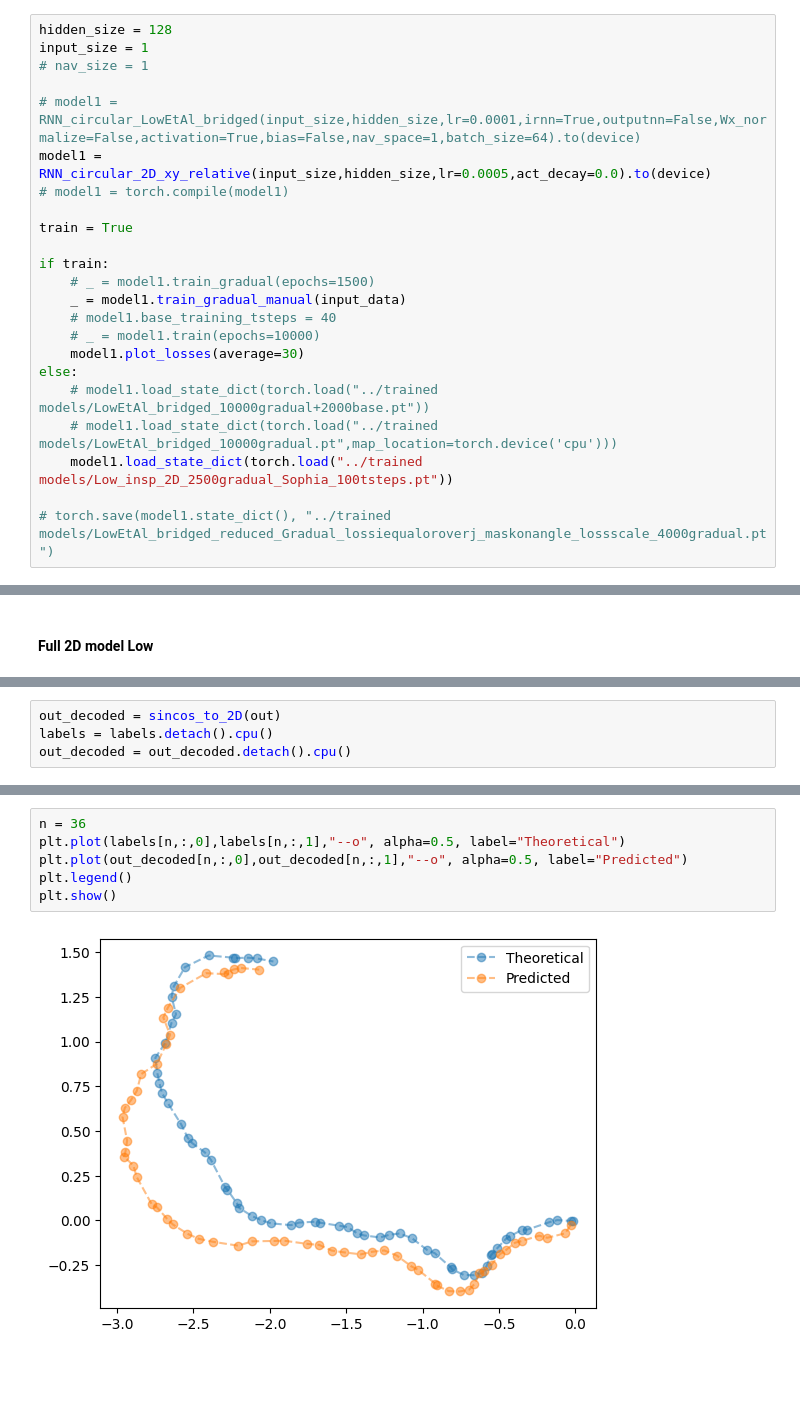
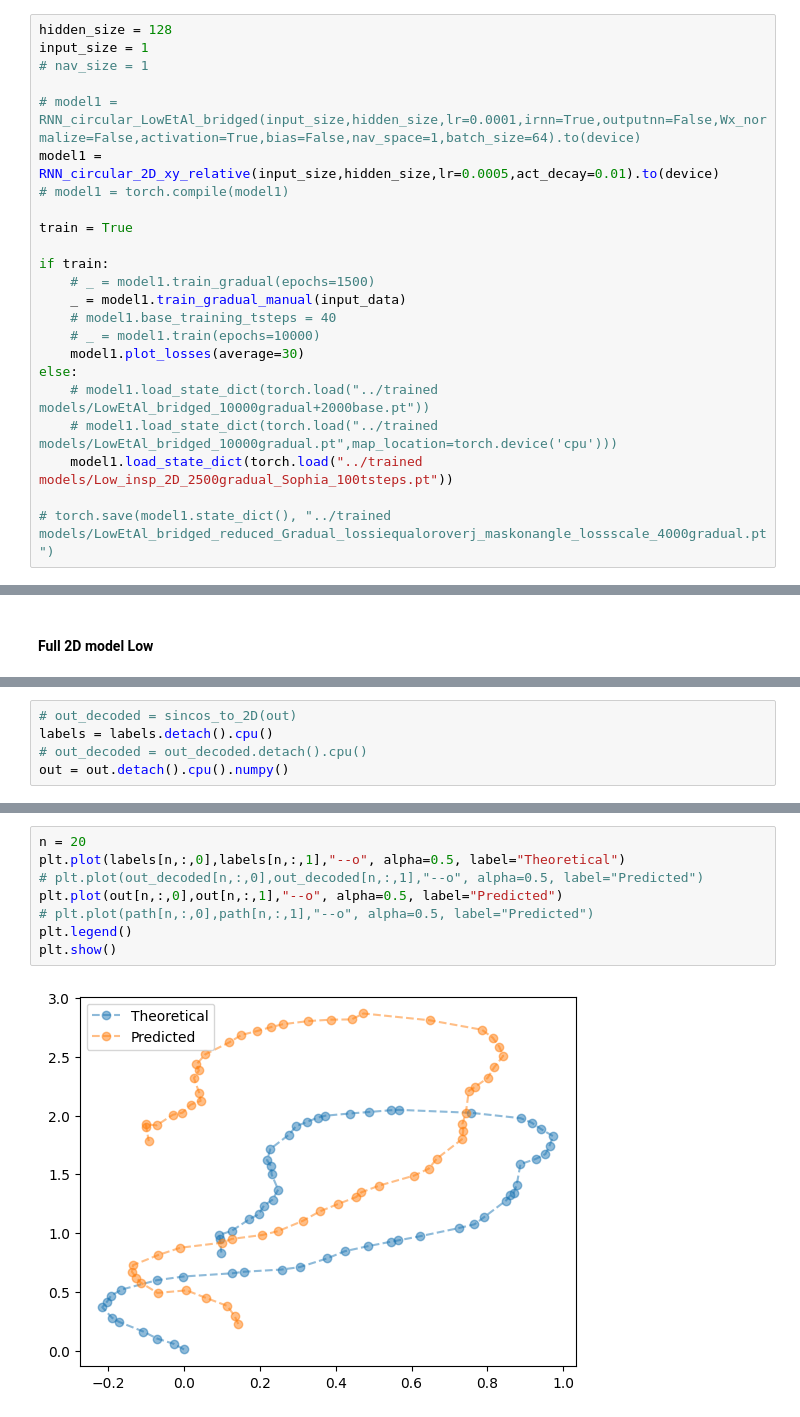
Before and after one commit to bioAI-Oslo/RNN-Adding-Problem-Representations, a Jupyter notebook: notebooks/summer.ipynb, the cells around one changed output, grey strips where cells are left out. Cells and saved outputs as stored; diff of their text form; blank space fills up the shorter version.

Commit message:
A good working 2D relative model

```diff
--- a/notebooks/summer.ipynb
+++ b/notebooks/summer.ipynb
@@ -97,7 +97,7 @@ input_size = 1
 # nav_size = 1
 
 # model1 = RNN_circular_LowEtAl_bridged(input_size,hidden_size,lr=0.0001,irnn=True,outputnn=False,Wx_normalize=False,activation=True,bias=False,nav_space=1,batch_size=64).to(device)
-model1 = RNN_circular_2D_xy_relative(input_size,hidden_size,lr=0.0005,act_decay=0.0).to(device)
+model1 = RNN_circular_2D_xy_relative(input_size,hidden_size,lr=0.0005,act_decay=0.01).to(device)
 # model1 = torch.compile(model1)
 
 train = True
@@ -340,4 +345,5 @@ tensor(0.0307, device='cuda:0', grad_fn=<MeanBackward0>)
 # %%
-out_decoded = sincos_to_2D(out)
+# out_decoded = sincos_to_2D(out)
 labels = labels.detach().cpu()
-out_decoded = out_decoded.detach().cpu()
+# out_decoded = out_decoded.detach().cpu()
+out = out.detach().cpu().numpy()
@@ -344,10 +360,12 @@ out_decoded = out_decoded.detach().cpu()
 # %%
-n = 36
+n = 20
 plt.plot(labels[n,:,0],labels[n,:,1],"--o", alpha=0.5, label="Theoretical")
-plt.plot(out_decoded[n,:,0],out_decoded[n,:,1],"--o", alpha=0.5, label="Predicted")
+# plt.plot(out_decoded[n,:,0],out_decoded[n,:,1],"--o", alpha=0.5, label="Predicted")
+plt.plot(out[n,:,0],out[n,:,1],"--o", alpha=0.5, label="Predicted")
+# plt.plot(path[n,:,0],path[n,:,1],"--o", alpha=0.5, label="Predicted")
 plt.legend()
 plt.show()
 # %% [output]
-[figure, old version]
+[figure, new version]
 # %%
 # Calculate path error
```
Also changed, not shown: parts of 8 cells of this notebook, 1 other file.
